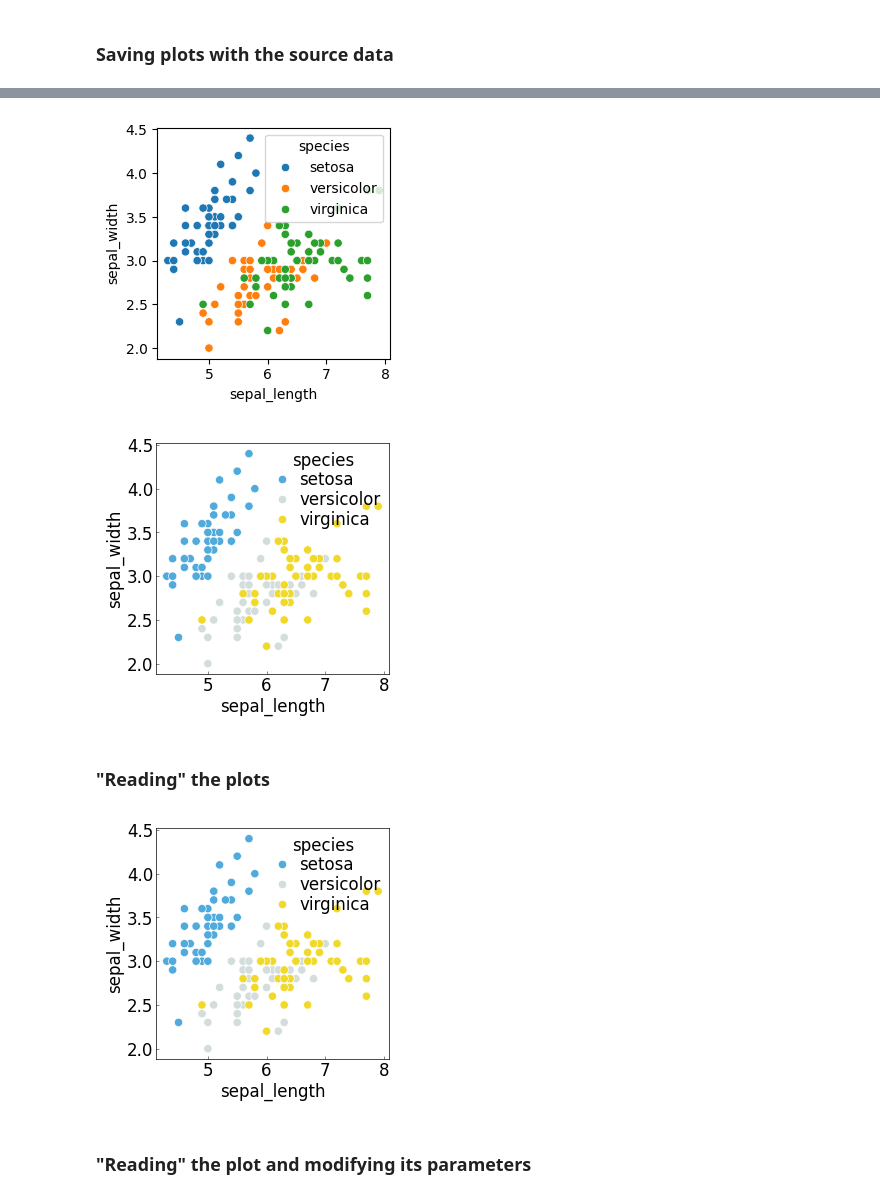
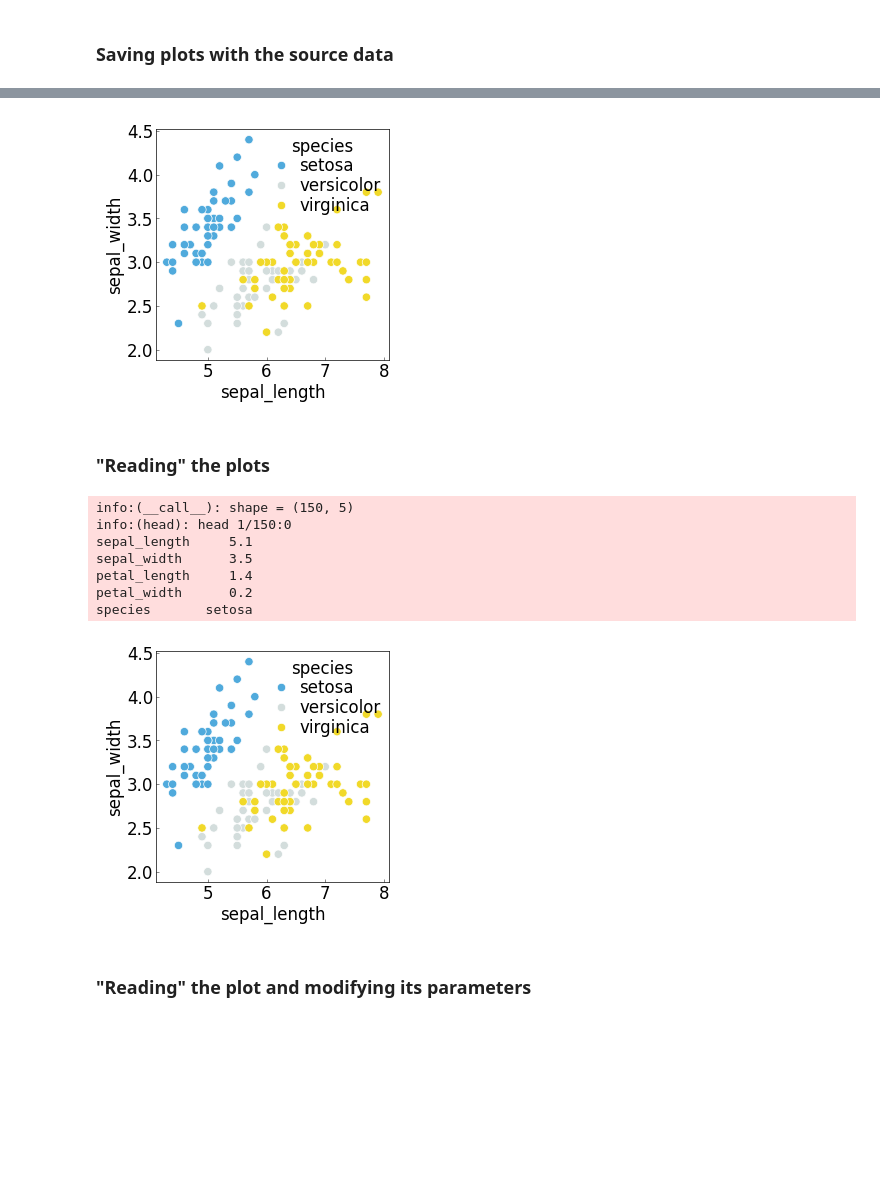
Before and after one commit to rraadd88/roux, a Jupyter notebook: examples/roux_viz_io.ipynb, the cells around one changed output, grey strips where cells are left out. Saved outputs shown, nothing was run; the diff lists cells and outputs as text; code cells hidden in the pictures; blank space fills up the shorter version.

```diff
--- a/examples/roux_viz_io.ipynb
+++ b/examples/roux_viz_io.ipynb
@@ -13,8 +13,9 @@ import seaborn as sns
 data=sns.load_dataset('iris')
 # %%
 ## parameters
-### output path
-output_path='tests/output/plot/plot_modified.png'
+## path to the saved plot
+plot_path='outputs/roux_viz_io/plot_saved.png'
+output_path=plot_path.replace('saved','modified')
 ### for carrying out modifications in the plot, as shown in the next section.
 kws_plot_modified=dict(y='petal_length')
 # %% [markdown]
@@ -30,8 +31,6 @@ kws_plot=dict(
     x='sepal_length',
     y='sepal_width',
 )
-## path to the saved plot
-plot_path=output_path.replace('modified','saved')
 # %%
 ## begin the plot. (In the background, it initiates the logging of the code from this cell.)
 begin_plot()
@@ -47,7 +46,7 @@ to_plot(
     plot_path,# path to the saved plot
     data=data, # source data
     kws_plot=kws_plot,# plotting parameters
-    validate=True, #validates reusability and optimizes the performance for the next use
+    # validate=True, #validates reusability and optimizes the performance for the next use
     )
 assert Path(plot_path).exists()
 # %% [output]
@@ -54,10 +55,16 @@ assert Path(plot_path).exists()
-[figure, old version]
+[figure, new version]
-[figure, removed]
 # %% [markdown]
 ### "Reading" the plots
 # %%
 ax=read_plot(plot_path)
 # %% [output]
+info:(__call__): shape = (150, 5)
+info:(head): head 1/150:0
+sepal_length     5.1
+sepal_width      3.5
+petal_length     1.4
+petal_width      0.2
+species       setosa
 [figure]
 # %% [markdown]
 ### "Reading" the plot and modifying its parameters
```
Also changed, not shown: parts of 2 cells of this notebook, 6 other files.
